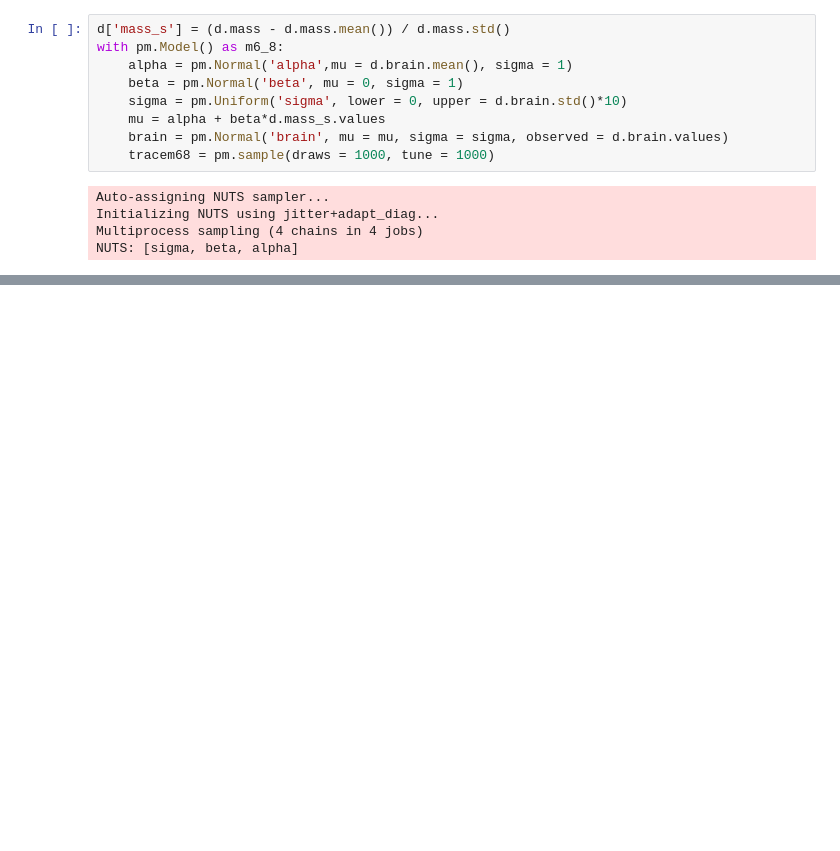
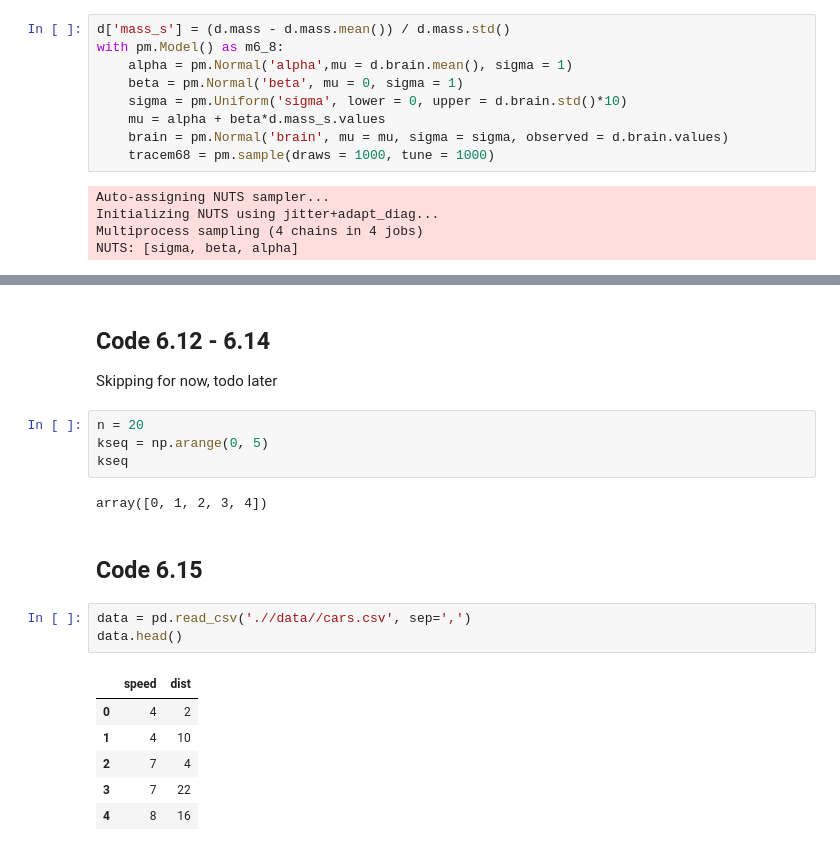
Before and after one commit to jkelley7/stat_rethinking, a Jupyter notebook: Chapter_6.ipynb, the cells around one changed output, grey strips where cells are left out. Saved outputs shown, nothing was run; the diff lists cells and outputs as text; blank space fills up the shorter version.

```diff
--- a/Chapter_6.ipynb
+++ b/Chapter_6.ipynb
@@ -214,0 +219,22 @@ dev
+# %% [markdown]
+## Code 6.12 - 6.14
+
+Skipping for now, todo later
+# %%
+n = 20
+kseq = np.arange(0, 5)
+kseq
+# %% [output]
+array([0, 1, 2, 3, 4])
+# %% [markdown]
+## Code 6.15
+# %%
+data = pd.read_csv('.//data//cars.csv', sep=',')
+data.head()
+# %% [output]
+|  | speed | dist |
+| 0 | 4 | 2 |
+| 1 | 4 | 10 |
+| 2 | 7 | 4 |
+| 3 | 7 | 22 |
+| 4 | 8 | 16 |
```
Also changed, not shown: parts of 5 cells of this notebook.
